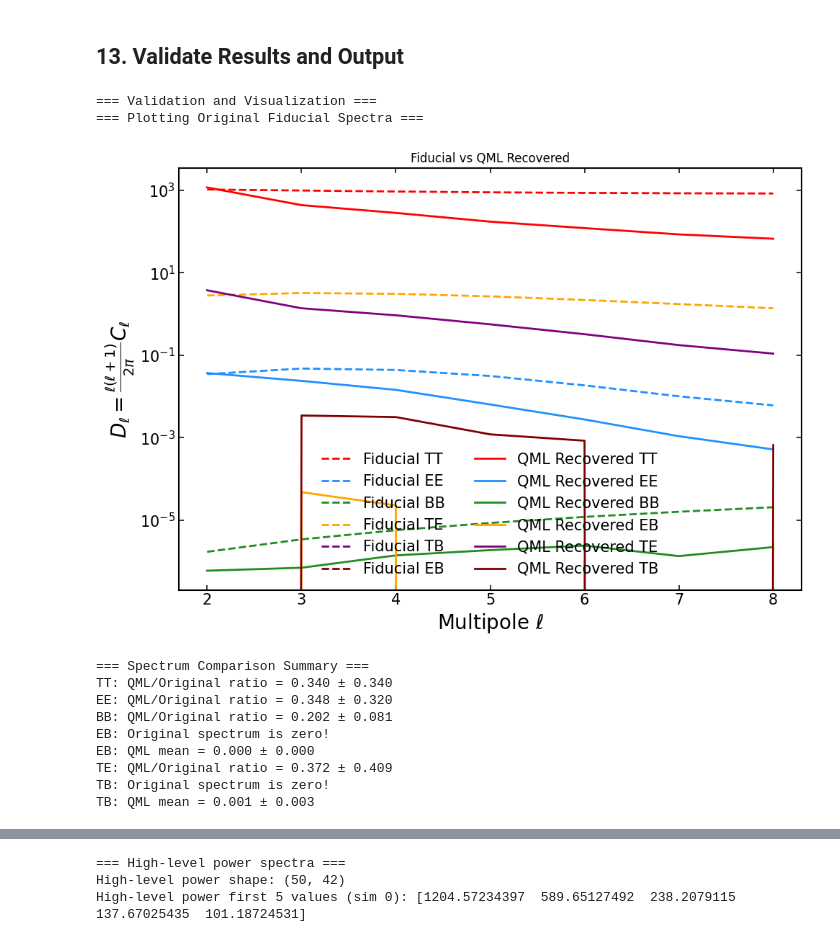
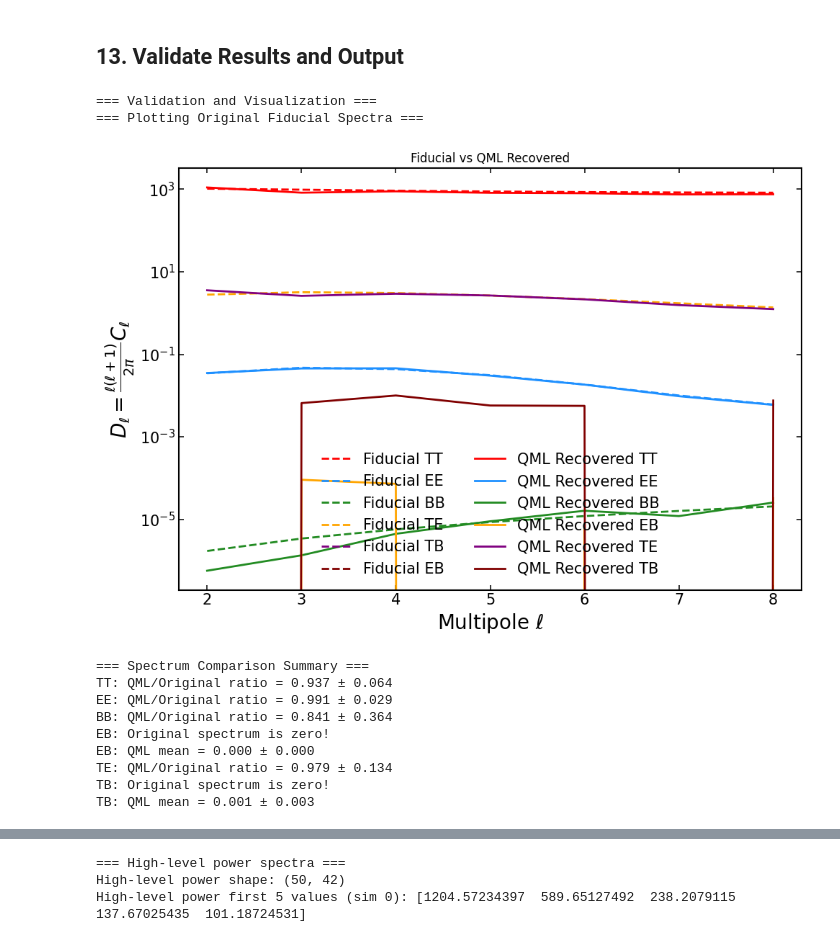
Before and after one commit to ggalloni/CosmoForge, a Jupyter notebook: src/cosmoforge.qube/notebooks/all_TQU_spectra.ipynb, the cells around one changed output, grey strips where cells are left out. Drawn from its saved outputs; the diff is of its cells as text; code cells hidden in the pictures.

```diff
--- a/src/cosmoforge.qube/notebooks/all_TQU_spectra.ipynb
+++ b/src/cosmoforge.qube/notebooks/all_TQU_spectra.ipynb
@@ -472,9 +472,8 @@ for param_idx in range(n_params):
             spectra.collection,
         )
         beam = spectra.beam_smoothing[spectrum_idx * n_ell + (ell - lmin)]
-        binned_deriv += (
-            beam * dC_ell
-        )  # beam_smoothing already holds b1*b2 (= b²_ell for autos)
+        # beam_smoothing holds b1*b2 (= b²_ell for autos), no extra squaring.
+        binned_deriv += beam * dC_ell
 
     # q_b = 0.5 y^T binned_deriv y for all sims
     deriv_times_y = matrix_mult(binned_deriv, weighted_maps1)
@@ -566,35 +565,35 @@ for ispec, spec_label in enumerate(
             alpha=1,
         )
 
 # Plot computed spectra for comparison
 for ispec, spec_label in enumerate(spectra.collection.spectra_labels):
     start_idx = ispec * n_ell
     end_idx = (ispec + 1) * n_ell
 
     # Plot computed spectrum (average over simulations)
     computed = power_spectra[:, start_idx:end_idx].mean(axis=0)
 
     ell_mask = (ell >= 2) & (ell <= spectra.params.lmax)
     ell_plot = ell[ell_mask]
 
     ax.plot(
         ell_plot,
-        computed,
+        computed * (ell_plot * (ell_plot + 1) / (2 * np.pi)),
         color=colors[ispec],
         label=f"QML Recovered {spec_label}",
         alpha=1,
     )
 
 ax.set_xlabel(r"Multipole $\ell$")
 ax.set_ylabel(r"$D_\ell = \frac{{\ell(\ell+1)}}{{2π}}C_\ell$")
 ax.set_title("Fiducial vs QML Recovered")
 ax.legend(ncol=2)
 ax.set_yscale("log")
 plt.show()
 # %% [output]
 === Validation and Visualization ===
 === Plotting Original Fiducial Spectra ===
-[figure, old version]
+[figure, new version]
 # %%
 # Print comparison statistics
 print("\n=== Spectrum Comparison Summary ===")
@@ -607,6 +606,7 @@ for ispec, spec_label in enumerate(spectra.collection.spectra_labels):
         col_idx = spectrum_map[spec_label]
         ell_mask = (ell >= 2) & (ell <= spectra.params.lmax)
         original_spectrum = original_clfid[ell_mask, col_idx]
+        ell_plot = ell[ell_mask]
 
         # Compare at overlapping ell values
         if spec_label in ["TB", "EB"]:
@@ -617,18 +617,21 @@ for ispec, spec_label in enumerate(spectra.collection.spectra_labels):
             print(f"{spec_label}: QML mean = {mean:.3f} ± {std:.3f}")
             continue
 
-        ratio_mean = np.mean(computed / original_spectrum)
-        ratio_std = np.std(computed / original_spectrum)
+        # power_spectra is in C_ell; fiducial is in D_ell (per input_convention).
+        # Convert recovered C_ell -> D_ell so the ratio is a true recovery metric.
+        computed_dl = computed * (ell_plot * (ell_plot + 1) / (2 * np.pi))
+        ratio_mean = np.mean(computed_dl / original_spectrum)
+        ratio_std = np.std(computed_dl / original_spectrum)
 
         print(f"{spec_label}: QML/Original ratio = {ratio_mean:.3f} ± {ratio_std:.3f}")
 # %% [output]
 === Spectrum Comparison Summary ===
-TT: QML/Original ratio = 0.340 ± 0.340
-EE: QML/Original ratio = 0.348 ± 0.320
-BB: QML/Original ratio = 0.202 ± 0.081
+TT: QML/Original ratio = 0.937 ± 0.064
+EE: QML/Original ratio = 0.991 ± 0.029
+BB: QML/Original ratio = 0.841 ± 0.364
 EB: Original spectrum is zero!
 EB: QML mean = 0.000 ± 0.000
-TE: QML/Original ratio = 0.372 ± 0.409
+TE: QML/Original ratio = 0.979 ± 0.134
 TB: Original spectrum is zero!
 TB: QML mean = 0.001 ± 0.003
 # %%
```
Also changed, not shown: parts of 4 cells of this notebook, 3 other files.
